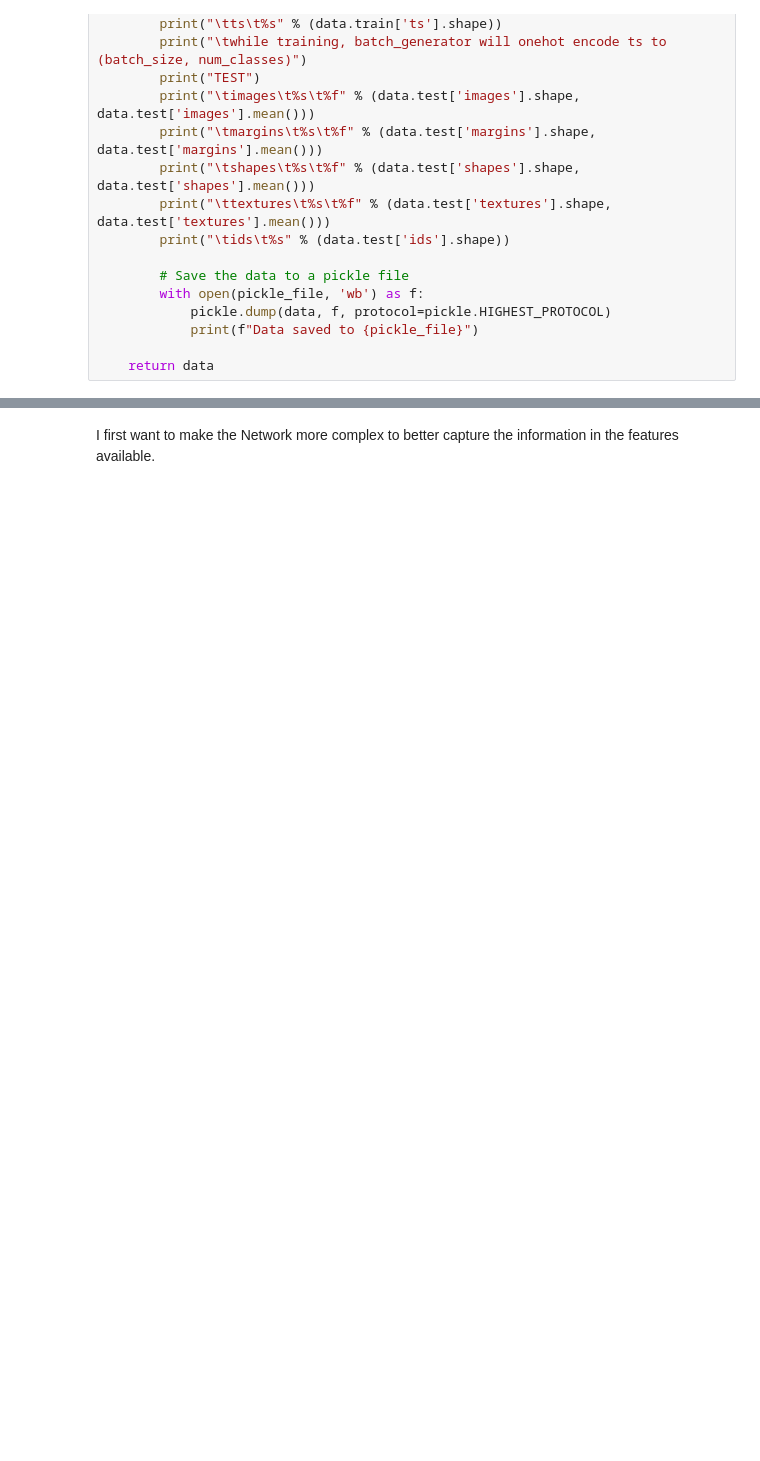
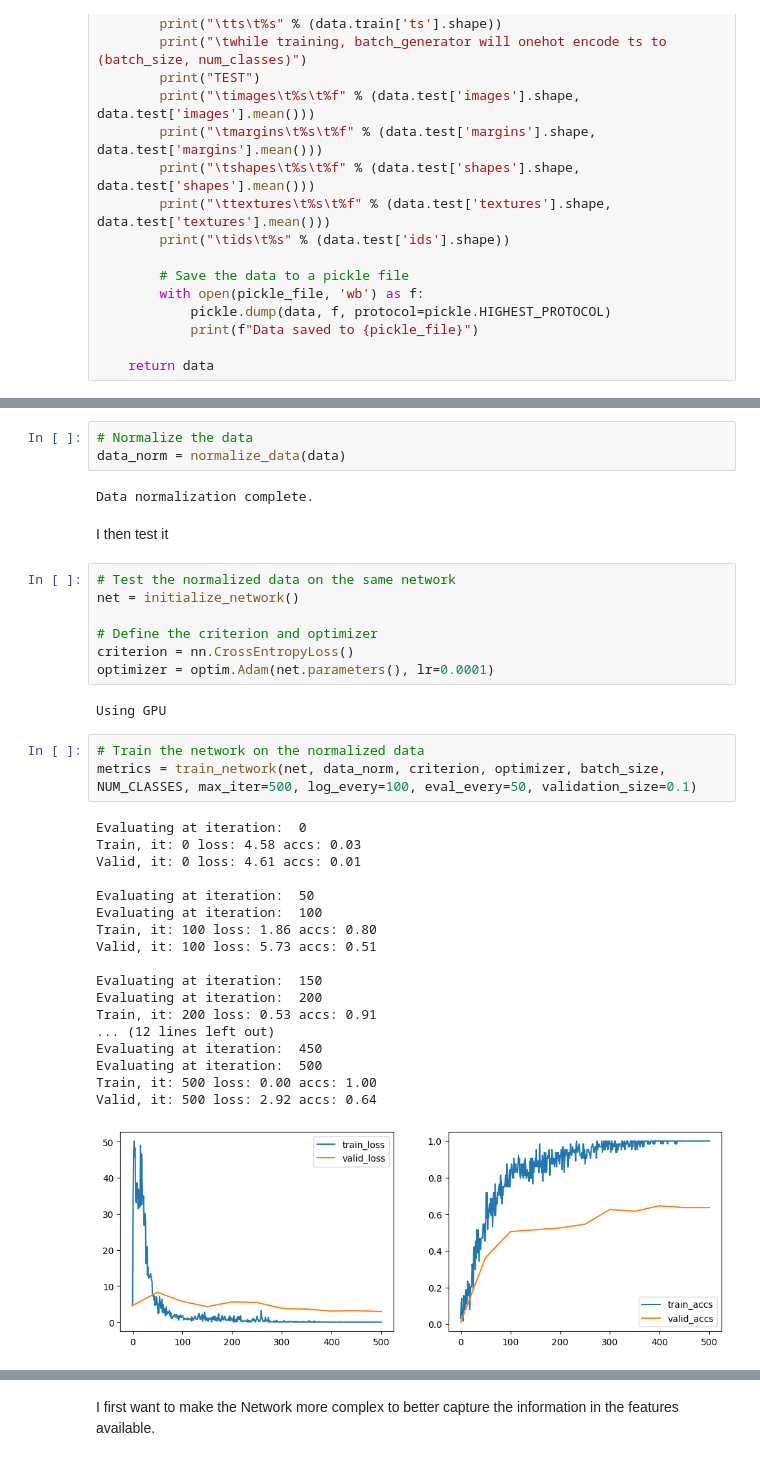
Before and after one commit to SalisMaxima/02456-deep-learning-with-PyTorch, a Jupyter notebook: 6_Mini_Project/6.1-EXE-Kaggle-Leaf-Challenge.ipynb, the cells around one changed output, grey strips where cells are left out. Cells and saved outputs as stored; diff of their text form; blank space fills up the shorter version.

```diff
--- a/6_Mini_Project/6.1-EXE-Kaggle-Leaf-Challenge.ipynb
+++ b/6_Mini_Project/6.1-EXE-Kaggle-Leaf-Challenge.ipynb
@@ -1123,0 +1174,38 @@ def dataloader(train_path="train.csv", test_path="test.csv", image_dir="images",
+# %%
+# Normalize the data
+data_norm = normalize_data(data)
+# %% [output]
+Data normalization complete.
+# %% [markdown]
+I then test it
+# %%
+# Test the normalized data on the same network
+net = initialize_network()
+
+# Define the criterion and optimizer
+criterion = nn.CrossEntropyLoss()
+optimizer = optim.Adam(net.parameters(), lr=0.0001)
+# %% [output]
+Using GPU
+# %%
+# Train the network on the normalized data
+metrics = train_network(net, data_norm, criterion, optimizer, batch_size, NUM_CLASSES, max_iter=500, log_every=100, eval_every=50, validation_size=0.1)
+# %% [output]
+Evaluating at iteration:  0
+Train, it: 0 loss: 4.58 accs: 0.03
+Valid, it: 0 loss: 4.61 accs: 0.01
+
+Evaluating at iteration:  50
+Evaluating at iteration:  100
+Train, it: 100 loss: 1.86 accs: 0.80
+Valid, it: 100 loss: 5.73 accs: 0.51
+
+Evaluating at iteration:  150
+Evaluating at iteration:  200
+Train, it: 200 loss: 0.53 accs: 0.91
+... (12 lines left out)
+Evaluating at iteration:  450
+Evaluating at iteration:  500
+Train, it: 500 loss: 0.00 accs: 1.00
+Valid, it: 500 loss: 2.92 accs: 0.64
+[figure, added]
```
Also changed, not shown: parts of 37 cells of this notebook.
